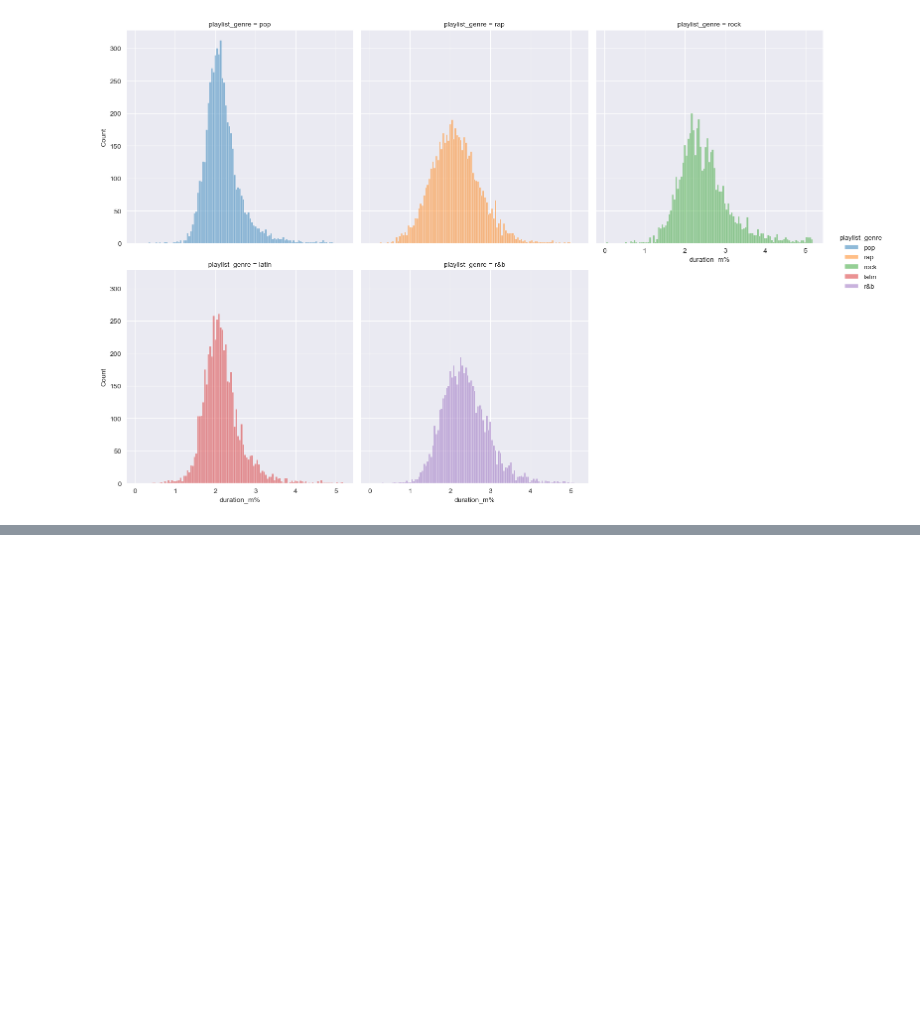
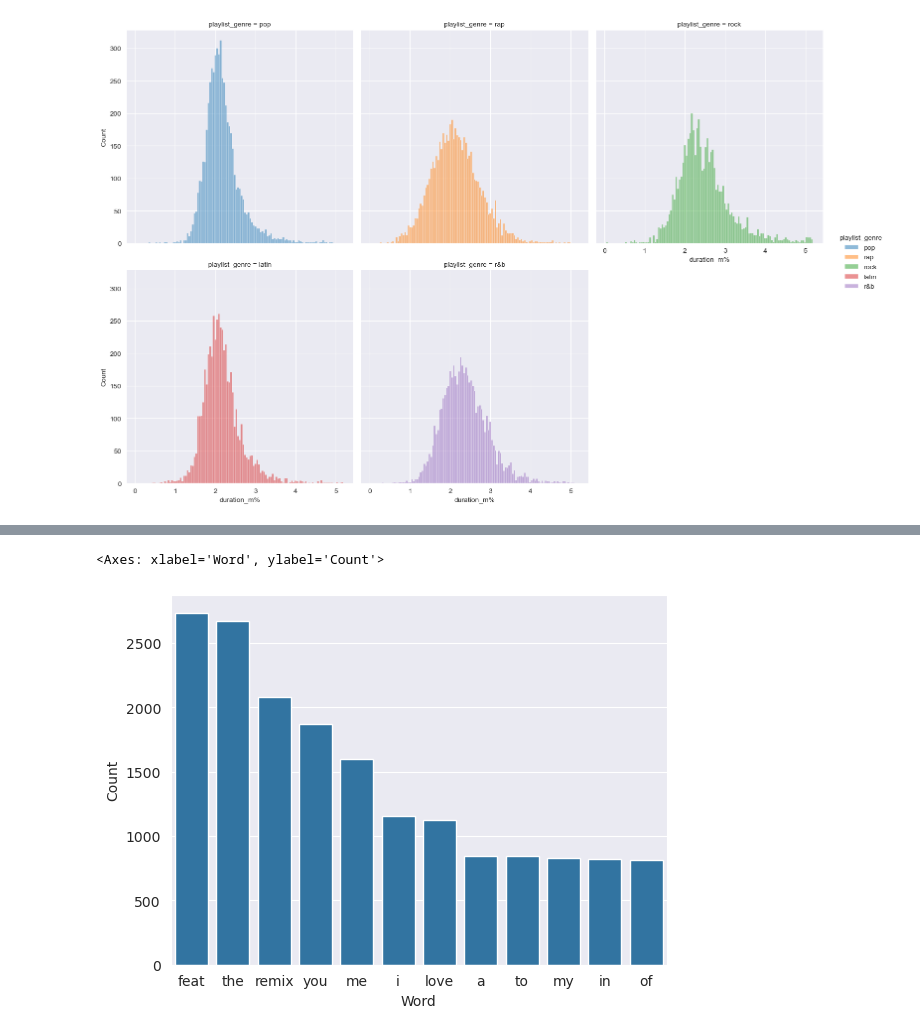
Before and after one commit to Toffuh/project-aids, a Jupyter notebook: Spotify.ipynb, the cells around one changed output, grey strips where cells are left out. Saved outputs shown, nothing was run; the diff lists cells and outputs as text; code cells hidden in the pictures; blank space fills up the shorter version.

Commit message:
most common word

```diff
--- a/Spotify.ipynb
+++ b/Spotify.ipynb
@@ -162,5 +162,17 @@ sns.barplot(data=group, x="key_string", y="track_id")
 # %%
 %%sql
 # %%
-pie
-chart
+all_names = ' '.join(data['track_name'].dropna())
+
+words = all_names.lower().replace("(","").replace(")","").replace("-","").replace(".","").replace("&","").split()
+
+word_series = pd.Series(words)
+
+word_counts = word_series.value_counts().reset_index()
+word_counts.columns = ['Word', 'Count']
+word_counts = word_counts[word_counts['Count'] > 800]
+
+sns.barplot(data=word_counts, x="Word",y="Count")
+# %% [output]
+<Axes: xlabel='Word', ylabel='Count'>
+[figure, added]
```
Also changed, not shown: parts of 5 cells of this notebook, 2 other files.
